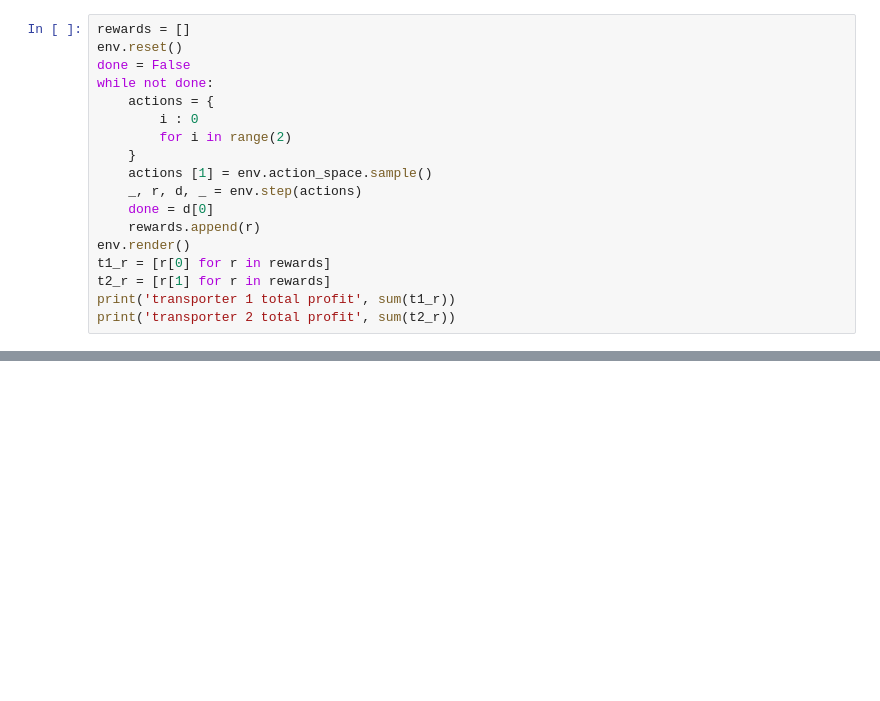
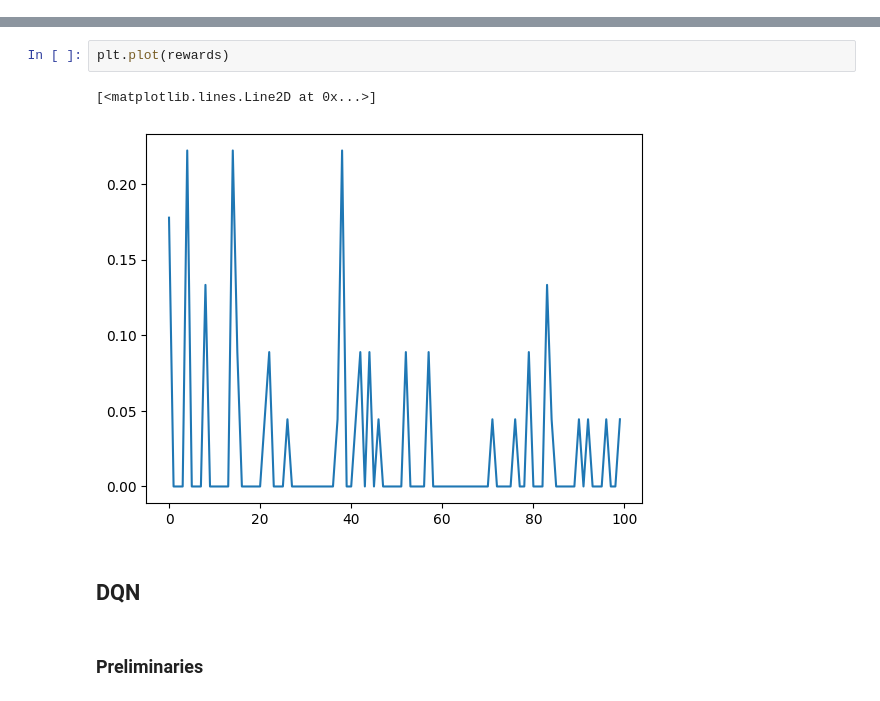
Before and after one commit to Farid-Najar/TransportersDilemma, a Jupyter notebook: notebook.ipynb, the cells around one changed output, grey strips where cells are left out. Cells and saved outputs as stored; diff of their text form; blank space fills up the shorter version.

```diff
--- a/notebook.ipynb
+++ b/notebook.ipynb
@@ -28,18 +26,0 @@ transporter 2 total profit 378.0
-# %%
-rewards = []
-env.reset()
-done = False
-while not done:
-    actions = {
-        i : 0
-        for i in range(2)
-    }
-    actions [1] = env.action_space.sample()
-    _, r, d, _ = env.step(actions)
-    done = d[0]
-    rewards.append(r)
-env.render()
-t1_r = [r[0] for r in rewards]
-t2_r = [r[1] for r in rewards]
-print('transporter 1 total profit', sum(t1_r))
-print('transporter 2 total profit', sum(t2_r))
@@ -53,0 +27,9 @@ ModuleNotFoundError: No module named 'ray'
+# %%
+plt.plot(rewards)
+# %% [output]
+[<matplotlib.lines.Line2D at 0x...>]
+[figure, added]
+# %% [markdown]
+## DQN
+# %% [markdown]
+### Preliminaries
```
Also changed, not shown: parts of 19 cells of this notebook, 22 other files.
